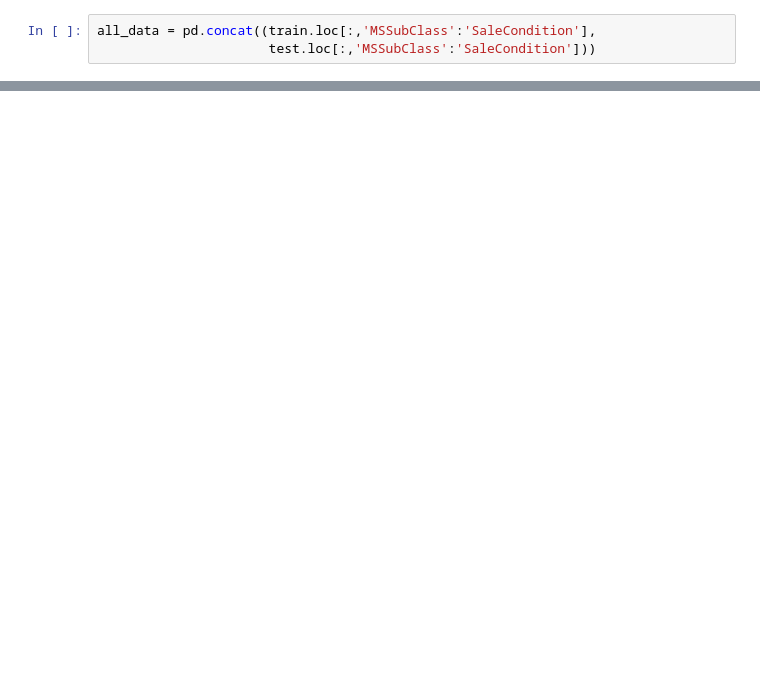
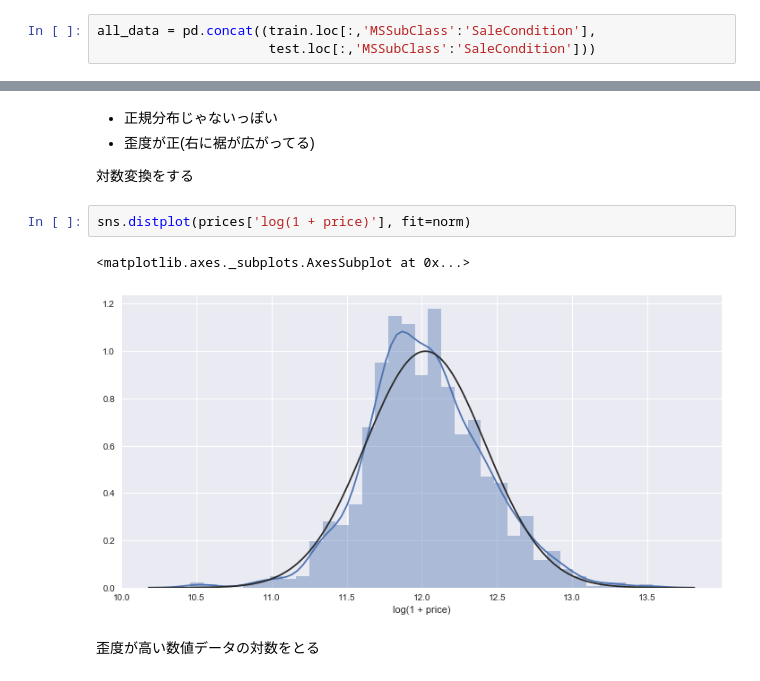
Before and after one commit to kazukousen/kaggle_sample, a Jupyter notebook: HousePriceReg.ipynb, the cells around one changed output, grey strips where cells are left out. Cells and saved outputs as stored; diff of their text form; blank space fills up the shorter version.

```diff
--- a/HousePriceReg.ipynb
+++ b/HousePriceReg.ipynb
@@ -27,0 +71,12 @@ all_data = pd.concat((train.loc[:,'MSSubClass':'SaleCondition'],
+# %% [markdown]
+- 正規分布じゃないっぽい
+- 歪度が正(右に裾が広がってる)
+
+対数変換をする
+# %%
+sns.distplot(prices['log(1 + price)'], fit=norm)
+# %% [output]
+<matplotlib.axes._subplots.AxesSubplot at 0x...>
+[figure, added]
+# %% [markdown]
+歪度が高い数値データの対数をとる
```
Also changed, not shown: parts of 25 cells of this notebook, 2 other files.
